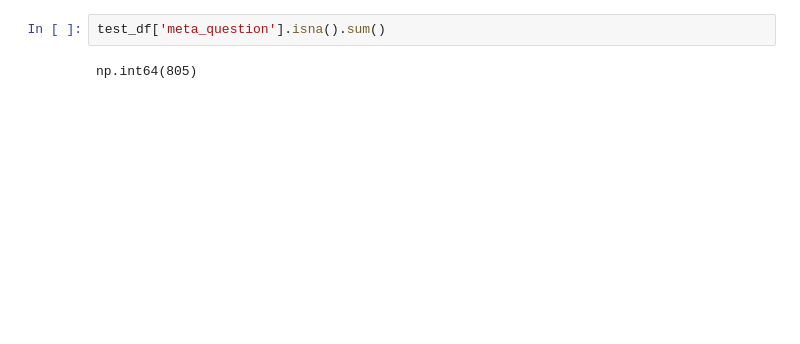
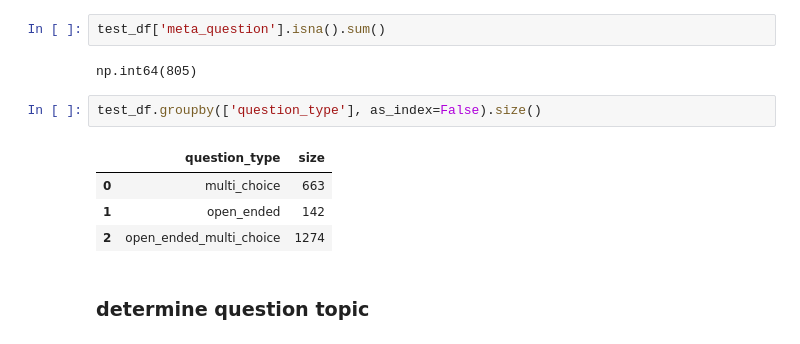
Before and after one commit to christiejibaraki/CUREBench, a Jupyter notebook: notebooks/1-inspect_datasets.ipynb, the cells around one changed output. Cells and saved outputs as stored; diff of their text form; blank space fills up the shorter version.

```diff
--- a/notebooks/1-inspect_datasets.ipynb
+++ b/notebooks/1-inspect_datasets.ipynb
@@ -156,3 +214,12 @@ test_df.head()
 test_df['meta_question'].isna().sum()
 # %% [output]
 np.int64(805)
+# %%
+test_df.groupby(['question_type'], as_index=False).size()
+# %% [output]
+|  | question_type | size |
+| 0 | multi_choice | 663 |
+| 1 | open_ended | 142 |
+| 2 | open_ended_multi_choice | 1274 |
+# %% [markdown]
+### determine question topic
```
Also changed, not shown: parts of 29 cells of this notebook.
